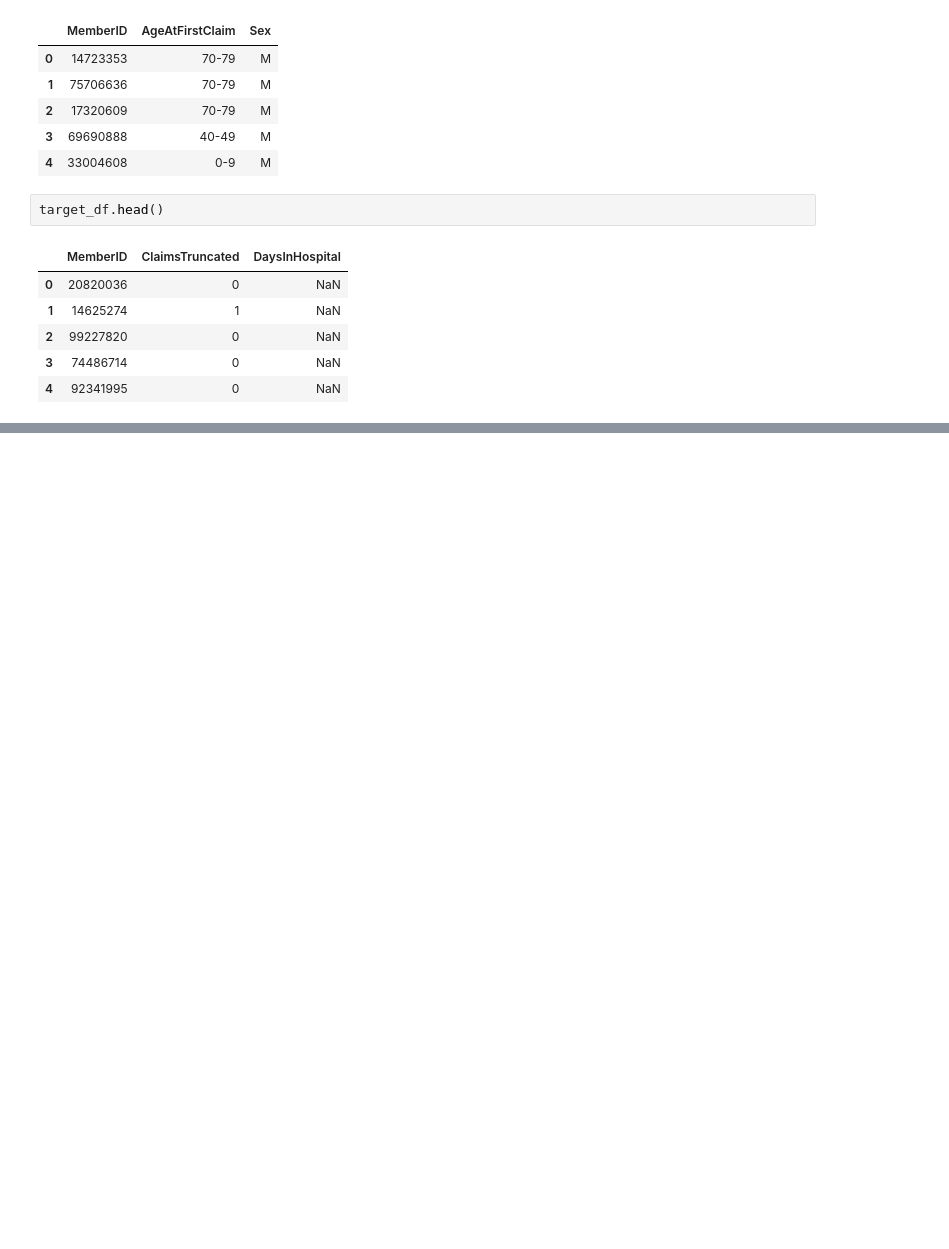
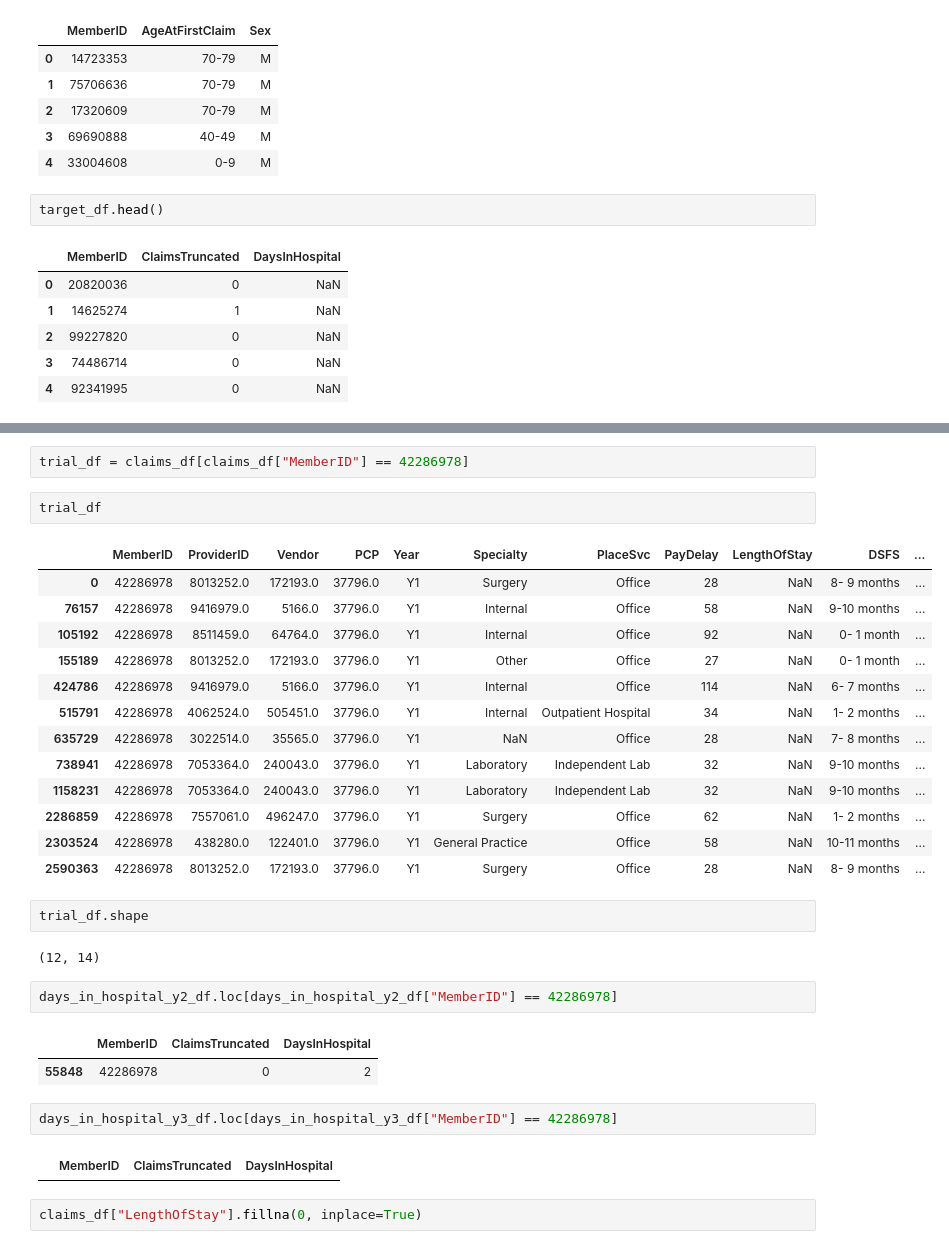
Before and after one commit to JadenLing/Heritage-Health-Prize, a Jupyter notebook: notebooks/initial_exploration.ipynb, the cells around one changed output, grey strips where cells are left out. Cells and saved outputs as stored; diff of their text form; blank space fills up the shorter version.

```diff
--- a/notebooks/initial_exploration.ipynb
+++ b/notebooks/initial_exploration.ipynb
@@ -112,0 +178,33 @@ target_df.head()
+# %%
+trial_df = claims_df[claims_df["MemberID"] == 42286978]
+# %%
+trial_df
+# %% [output]
+|  | MemberID | ProviderID | Vendor | PCP | Year | Specialty | PlaceSvc | PayDelay | LengthOfStay | DSFS | ... |
+| 0 | 42286978 | 8013252.0 | 172193.0 | 37796.0 | Y1 | Surgery | Office | 28 | NaN | 8- 9 months | ... |
+| 76157 | 42286978 | 9416979.0 | 5166.0 | 37796.0 | Y1 | Internal | Office | 58 | NaN | 9-10 months | ... |
+| 105192 | 42286978 | 8511459.0 | 64764.0 | 37796.0 | Y1 | Internal | Office | 92 | NaN | 0- 1 month | ... |
+| 155189 | 42286978 | 8013252.0 | 172193.0 | 37796.0 | Y1 | Other | Office | 27 | NaN | 0- 1 month | ... |
+| 424786 | 42286978 | 9416979.0 | 5166.0 | 37796.0 | Y1 | Internal | Office | 114 | NaN | 6- 7 months | ... |
+| 515791 | 42286978 | 4062524.0 | 505451.0 | 37796.0 | Y1 | Internal | Outpatient Hospital | 34 | NaN | 1- 2 months | ... |
+| 635729 | 42286978 | 3022514.0 | 35565.0 | 37796.0 | Y1 | NaN | Office | 28 | NaN | 7- 8 months | ... |
+| 738941 | 42286978 | 7053364.0 | 240043.0 | 37796.0 | Y1 | Laboratory | Independent Lab | 32 | NaN | 9-10 months | ... |
+| 1158231 | 42286978 | 7053364.0 | 240043.0 | 37796.0 | Y1 | Laboratory | Independent Lab | 32 | NaN | 9-10 months | ... |
+| 2286859 | 42286978 | 7557061.0 | 496247.0 | 37796.0 | Y1 | Surgery | Office | 62 | NaN | 1- 2 months | ... |
+| 2303524 | 42286978 | 438280.0 | 122401.0 | 37796.0 | Y1 | General Practice | Office | 58 | NaN | 10-11 months | ... |
+| 2590363 | 42286978 | 8013252.0 | 172193.0 | 37796.0 | Y1 | Surgery | Office | 28 | NaN | 8- 9 months | ... |
+# %%
+trial_df.shape
+# %% [output]
+(12, 14)
+# %%
+days_in_hospital_y2_df.loc[days_in_hospital_y2_df["MemberID"] == 42286978]
+# %% [output]
+|  | MemberID | ClaimsTruncated | DaysInHospital |
+| 55848 | 42286978 | 0 | 2 |
+# %%
+days_in_hospital_y3_df.loc[days_in_hospital_y3_df["MemberID"] == 42286978]
+# %% [output]
+|  | MemberID | ClaimsTruncated | DaysInHospital |
+# %%
+claims_df["LengthOfStay"].fillna(0, inplace=True)
```
Also changed, not shown: parts of 18 cells of this notebook, 1 other file.
